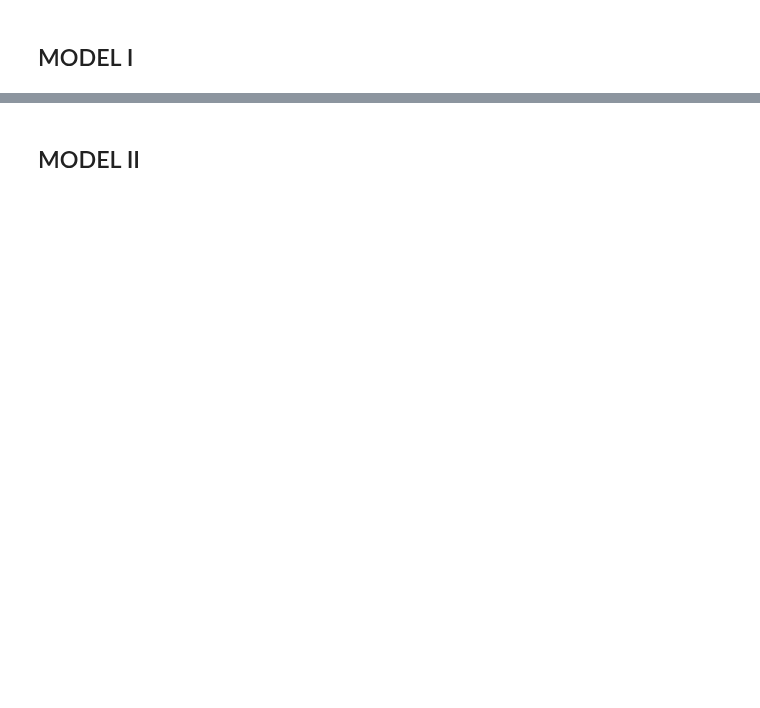
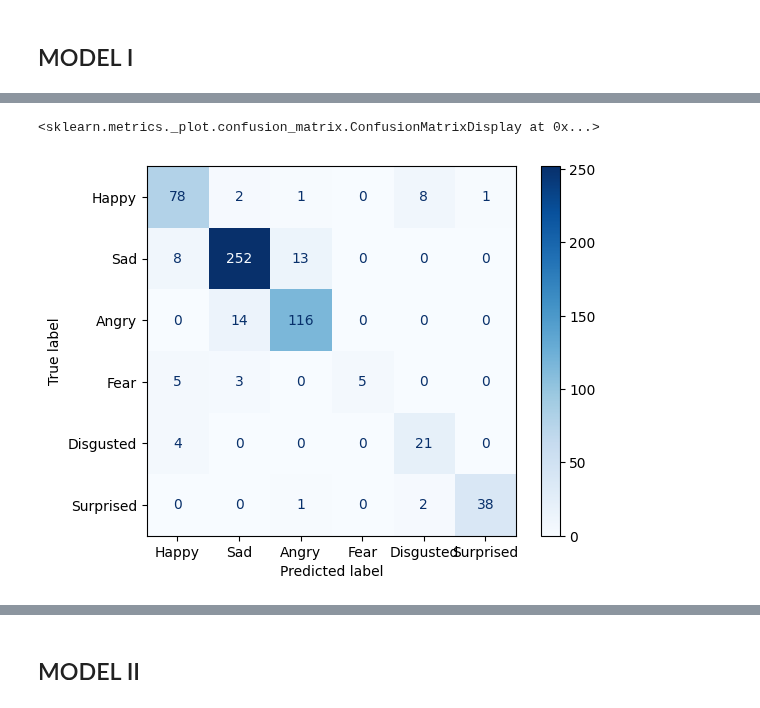
Before and after one commit to Azirral/de-face-recognition, a Jupyter notebook: Metrics.ipynb, the cells around one changed output, grey strips where cells are left out. Saved outputs shown, nothing was run; the diff lists cells and outputs as text; code cells hidden in the pictures; blank space fills up the shorter version.

```diff
--- a/Metrics.ipynb
+++ b/Metrics.ipynb
@@ -85,0 +103,25 @@ plt.show()
+# %%
+# Get predictions
+y_pred = model_method_I.predict(test_set.map(lambda x, _: x))  # Shape: (num_samples, num_classes)
+
+# Get true labels
+y_true = tf.concat([y for _, y in test_set], axis=0)  # Shape: (num_samples, num_classes)
+
+# Convert predictions to the most likely emotion (class with max probability)
+y_pred_labels = np.argmax(y_pred, axis=-1)  # Shape: (num_samples,)
+y_true_labels = np.argmax(y_true, axis=-1)  # Shape: (num_samples,)
+
+# Filter out Neutral labels (where y_true is [0, 0, 0, 0, 0, 0])
+valid_indices = np.where(np.sum(y_true, axis=-1) > 0)  # Find indices where y_true is not Neutral
+
+# Apply the valid indices to both y_pred_labels and y_true_labels
+y_pred_valid = y_pred_labels[valid_indices]
+y_true_valid = y_true_labels[valid_indices]
+
+# Compute confusion matrix using valid labels
+cm = confusion_matrix(y_true_valid, y_pred_valid)
+
+# Display the confusion matrix
+disp = ConfusionMatrixDisplay(confusion_matrix=cm, display_labels=emotions)
+disp.plot(cmap='Blues')
+# %% [output]
@@ -86,3 +129,5 @@ plt.show()
+<sklearn.metrics._plot.confusion_matrix.ConfusionMatrixDisplay at 0x...>
+[figure, added]
 # %%
 for i, emotion in enumerate(emotions):
 
```
Also changed, not shown: parts of 14 cells of this notebook, 1 other file.
